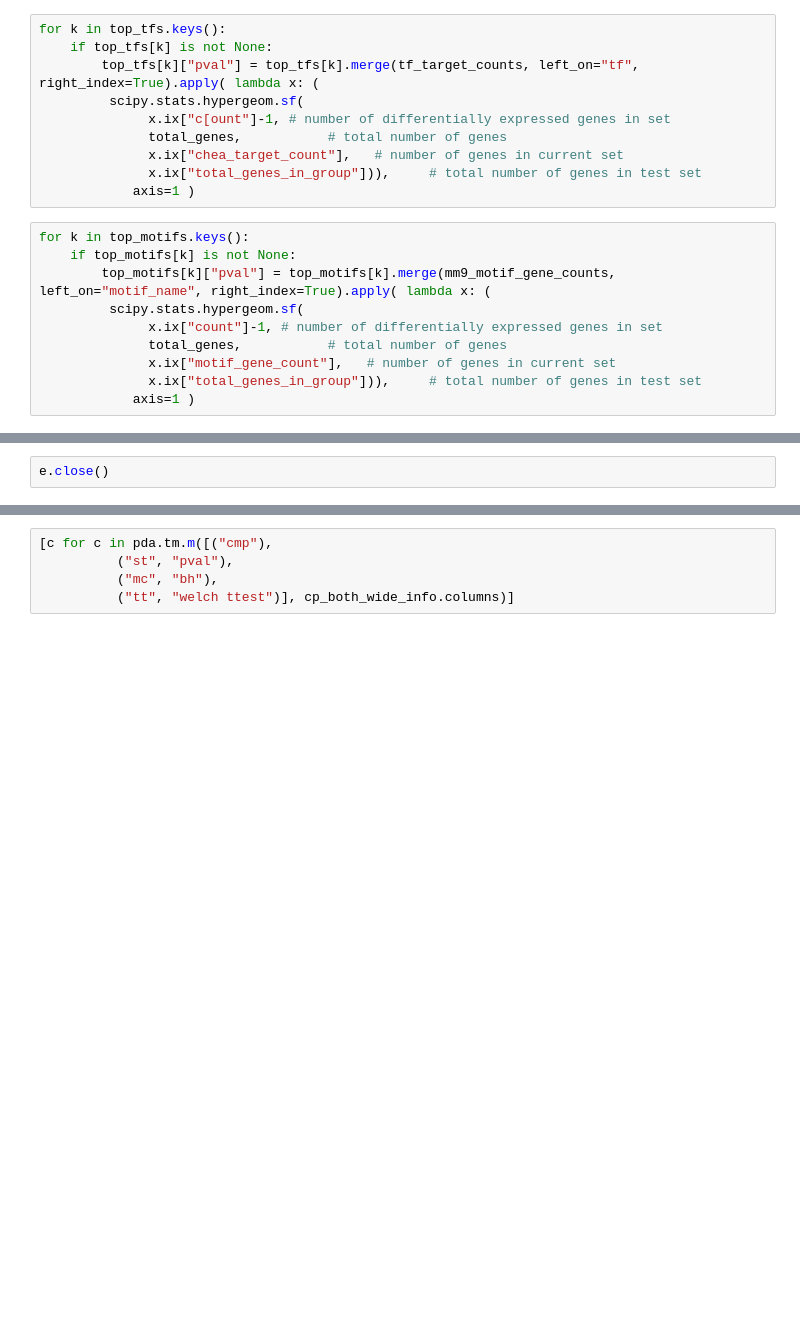
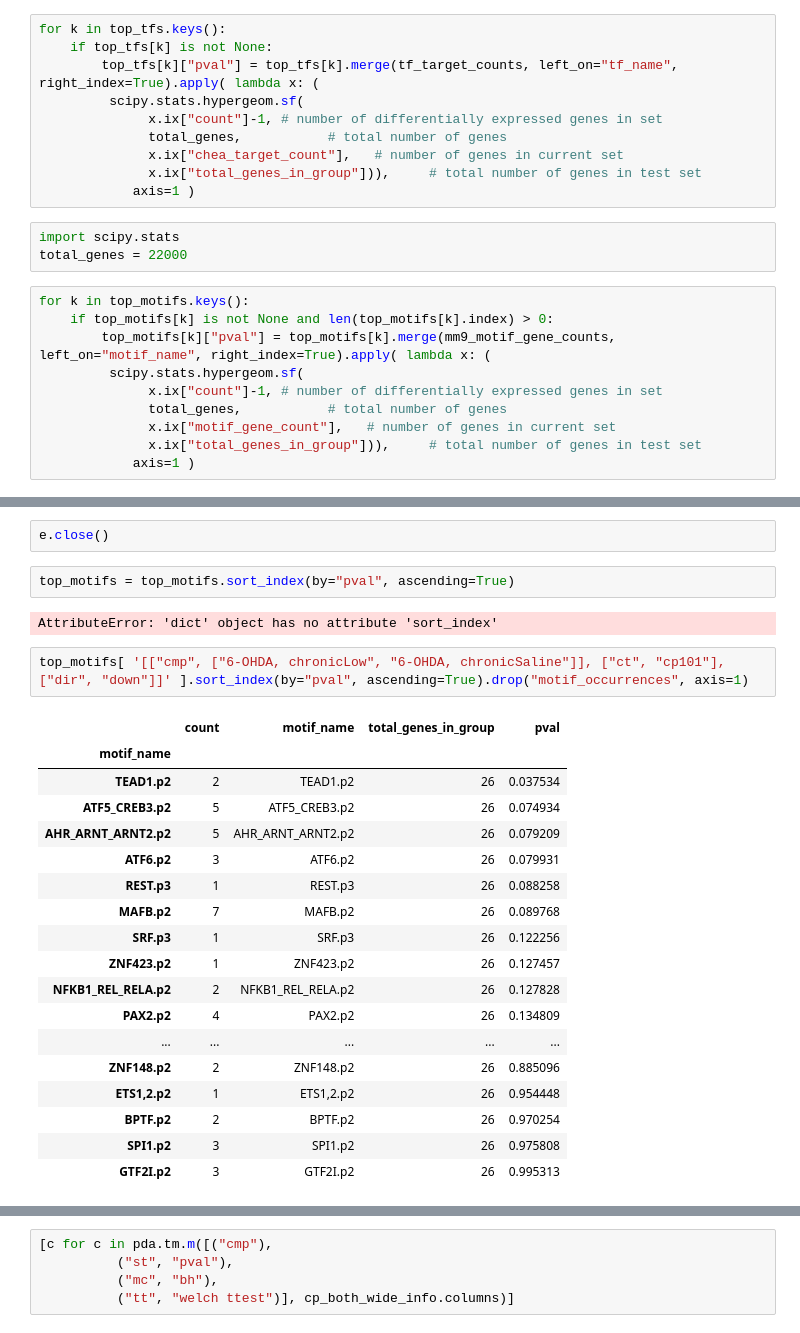
Before and after one commit to aheilbut/pdmouse, a Jupyter notebook: py/pd_chea.ipynb, the cells around one changed output, grey strips where cells are left out. Saved outputs shown, nothing was run; the diff lists cells and outputs as text; blank space fills up the shorter version.

```diff
--- a/py/pd_chea.ipynb
+++ b/py/pd_chea.ipynb
@@ -307,16 +371,19 @@ for k in top_motifs.keys():
 # %%
 for k in top_tfs.keys():
     if top_tfs[k] is not None:
-        top_tfs[k]["pval"] = top_tfs[k].merge(tf_target_counts, left_on="tf", right_index=True).apply( lambda x: (
+        top_tfs[k]["pval"] = top_tfs[k].merge(tf_target_counts, left_on="tf_name", right_index=True).apply( lambda x: (
          scipy.stats.hypergeom.sf(
-              x.ix["c[ount"]-1, # number of differentially expressed genes in set
+              x.ix["count"]-1, # number of differentially expressed genes in set
               total_genes,           # total number of genes
               x.ix["chea_target_count"],   # number of genes in current set
               x.ix["total_genes_in_group"])),     # total number of genes in test set
             axis=1 )
+# %%
+import scipy.stats
+total_genes = 22000
 # %%
 for k in top_motifs.keys():
-    if top_motifs[k] is not None:
+    if top_motifs[k] is not None and len(top_motifs[k].index) > 0:
         top_motifs[k]["pval"] = top_motifs[k].merge(mm9_motif_gene_counts, left_on="motif_name", right_index=True).apply( lambda x: (
          scipy.stats.hypergeom.sf(
               x.ix["count"]-1, # number of differentially expressed genes in set
@@ -365,2 +514,27 @@ for k in top_tfs.keys():
 # %%
 e.close()
+# %%
+top_motifs = top_motifs.sort_index(by="pval", ascending=True)
+# %% [output]
+AttributeError: 'dict' object has no attribute 'sort_index'
+# %%
+top_motifs[ '[["cmp", ["6-OHDA, chronicLow", "6-OHDA, chronicSaline"]], ["ct", "cp101"], ["dir", "down"]]' ].sort_index(by="pval", ascending=True).drop("motif_occurrences", axis=1)
+# %% [output]
+|  | count | motif_name | total_genes_in_group | pval |
+| motif_name |  |  |  |  |
+| TEAD1.p2 | 2 | TEAD1.p2 | 26 | 0.037534 |
+| ATF5_CREB3.p2 | 5 | ATF5_CREB3.p2 | 26 | 0.074934 |
+| AHR_ARNT_ARNT2.p2 | 5 | AHR_ARNT_ARNT2.p2 | 26 | 0.079209 |
+| ATF6.p2 | 3 | ATF6.p2 | 26 | 0.079931 |
+| REST.p3 | 1 | REST.p3 | 26 | 0.088258 |
+| MAFB.p2 | 7 | MAFB.p2 | 26 | 0.089768 |
+| SRF.p3 | 1 | SRF.p3 | 26 | 0.122256 |
+| ZNF423.p2 | 1 | ZNF423.p2 | 26 | 0.127457 |
+| NFKB1_REL_RELA.p2 | 2 | NFKB1_REL_RELA.p2 | 26 | 0.127828 |
+| PAX2.p2 | 4 | PAX2.p2 | 26 | 0.134809 |
+| ... | ... | ... | ... | ... |
+| ZNF148.p2 | 2 | ZNF148.p2 | 26 | 0.885096 |
+| ETS1,2.p2 | 1 | ETS1,2.p2 | 26 | 0.954448 |
+| BPTF.p2 | 2 | BPTF.p2 | 26 | 0.970254 |
+| SPI1.p2 | 3 | SPI1.p2 | 26 | 0.975808 |
+| GTF2I.p2 | 3 | GTF2I.p2 | 26 | 0.995313 |
```
Also changed, not shown: parts of 73 cells of this notebook, 1 other file.
